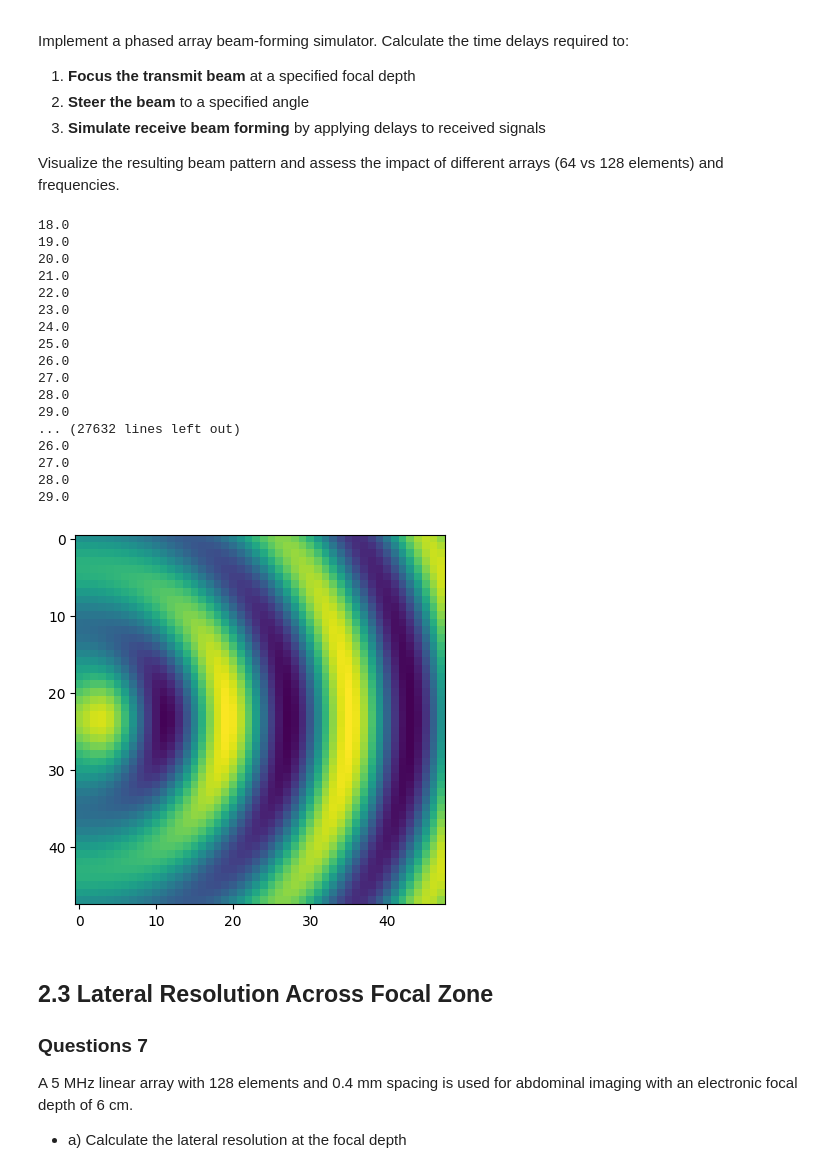
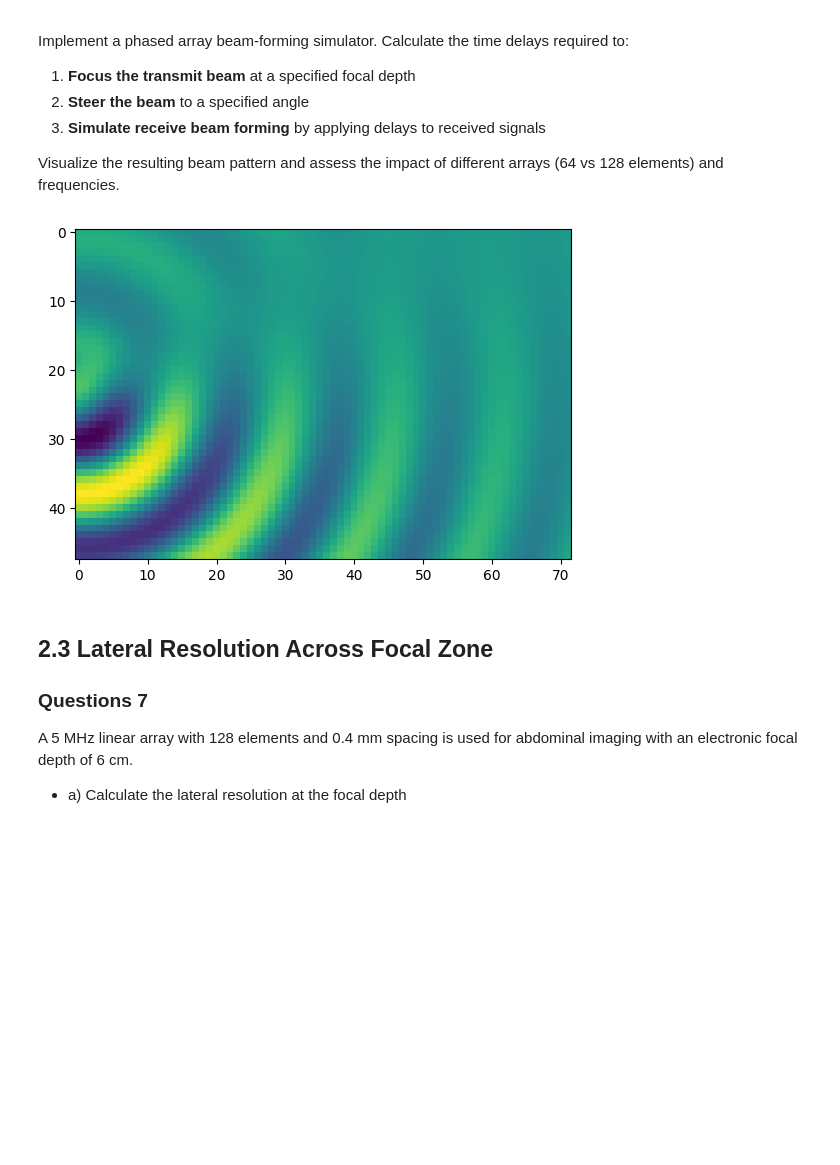
Before and after one commit to DeemDeem52/BMEN509-623_Deliverable_3, a Jupyter notebook: deliverable-03-starter.ipynb, the cells around one changed output. Drawn from its saved outputs; the diff is of its cells as text; code cells hidden in the pictures; blank space fills up the shorter version.

Commit message:
Make beam steering work!

```diff
--- a/deliverable-03-starter.ipynb
+++ b/deliverable-03-starter.ipynb
@@ -374,16 +374,14 @@ Visualize the resulting beam pattern and assess the impact of different arrays (
 import matplotlib.pyplot as plt
 import numpy as np
 
-def simulate_beam_forming(frequency_MHz, num_array_elements, element_spacing_mm):
+def simulate_beam_forming(frequency_MHz, num_array_elements, element_spacing_mm, steering_angle_deg=None, focusing_depth_mm=None):
 
 # TODO: Calculate wavelength and set up array geometry
     soft_tissue_speed = 1540.0 # m/s
     wavelength = 1000 * soft_tissue_speed / (frequency_MHz * 10**6)
         # wavelength measured in mm
 
-    aperture = element_spacing_mm * num_array_elements
-
-    area = np.zeros((num_array_elements*4, num_array_elements*4)) # each pixel has a side length of element_spacing_mm
+    area = np.zeros((num_array_elements*4, num_array_elements*6)) # each pixel has a side length of element_spacing_mm
     element_locations = range(num_array_elements) + (num_array_elements * 3/2) * np.ones((1, num_array_elements))[0]
         # since both 64 and 128 are even, we can do this
     '''
@@ -400,63 +398,62 @@ def simulate_beam_forming(frequency_MHz, num_array_elements, element_spacing_mm)
 
 # TODO: Calculate transmit delays for focusing at specified depth
 
-    focusing_delays = range(num_array_elements) # temporary
+    if focusing_depth_mm is not None:
+
+        focusing_delays = range(num_array_elements) # temporary
 
     # Beam focusing: delay pattern is curved
 
 # ...
 
 # TODO: Calculate transmit delays for beam steering at specified angle
 
-    steering_delays = range(num_array_elements) #temporary
+    # Equation taken from Analog Devices, "Phased Array Antenna Patterns — Part 1: Linear Array Beam Characteristics and Array Factor"
+    # https://www.analog.com/en/resources/analog-dialogue/articles/phased-array-antenna-patterns-part1.html
 
-    # Beam steering: delays are linear for each element
+    if steering_angle_deg is not None:
+
+        def phase_difference_for_steering(theta, element_spacing_mm, wavelength_mm):
+            # Beam steering: delays are linear for each element
+            return 2.0 * np.pi * element_spacing_mm * np.sin(theta) / wavelength_mm
+
+        steering_delays = []
+        current_delay = 0
+        for i in range(num_array_elements):
+            steering_delays.append(current_delay)
+            current_delay += phase_difference_for_steering(np.radians(steering_angle_deg), element_spacing_mm, wavelength)
+
 # ...
 
 # TODO: Simulate and visualize beam patterns
     for (x, y), pixel in np.ndenumerate(area):
         for i, element in enumerate(element_locations):
-            delay = focusing_delays[i]
+            delay = steering_delays[i]
             r = np.sqrt((x - element)**2 + y**2)
-            area[x][y] += np.sin(wavelength * r)
+            attenuation = np.exp(-0.5*frequency_MHz*r/100)
+                # exponential attenuation, approximately
+            area[x][y] += attenuation * np.sin(wavelength * r + delay/6)
 
     plt.imshow(area)
 
 # ...
 
 # TODO: Compare different array configurations (64 vs 128 elements)
 # ...
 
 element_spacing_mm = 0.4
 
-simulate_beam_forming(3.85, 12, element_spacing_mm)
+simulate_beam_forming(3.85, 12, element_spacing_mm, steering_angle_deg=20)
 
 # ...
 
 
 # TODO: Calculate wavelength and element positions
 
 # TODO: Calculate transmit delays for focusing and steering
 # ...
 # %% [output]
-18.0
-19.0
-20.0
-21.0
-22.0
-23.0
-24.0
-25.0
-26.0
-27.0
-28.0
-29.0
-... (27632 lines left out)
-26.0
-27.0
-28.0
-29.0
-[figure, old version]
+[figure, new version]
 # %% [markdown]
 ## 2.3 Lateral Resolution Across Focal Zone
 
```
